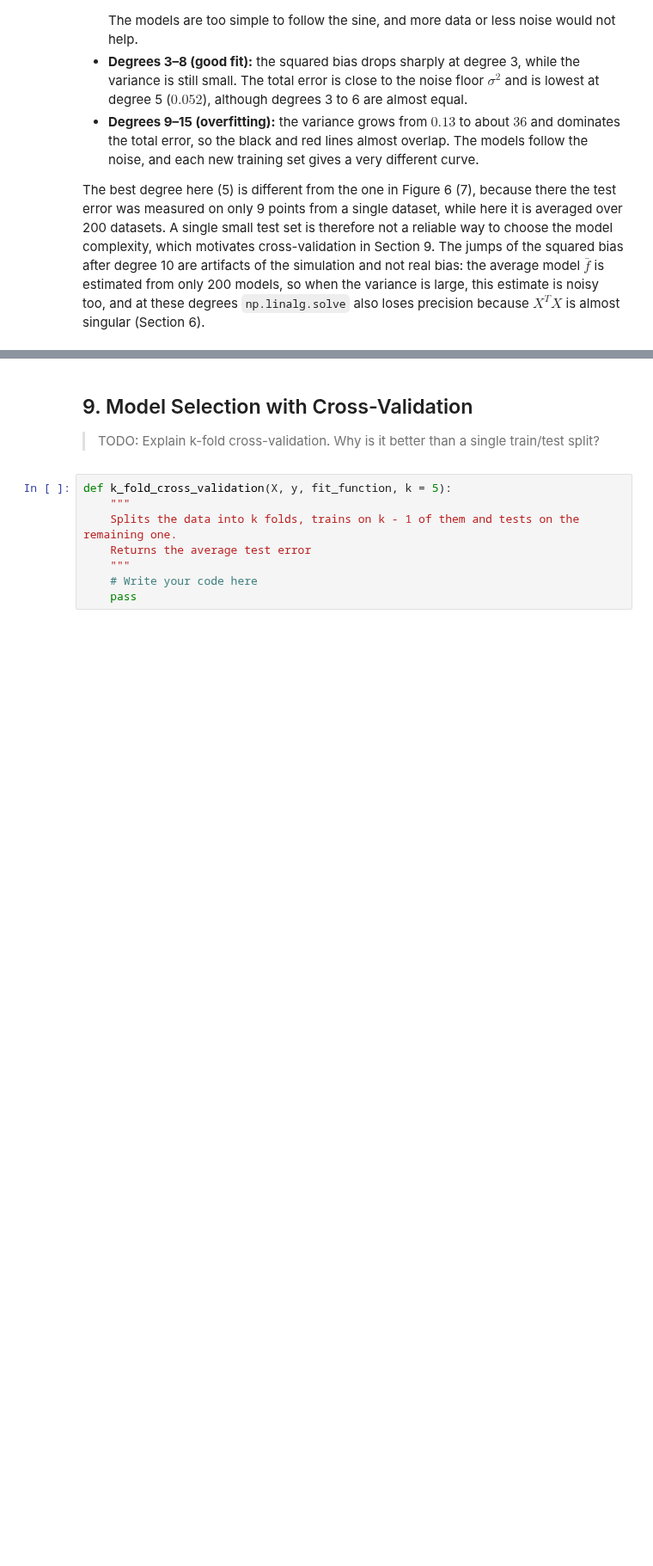
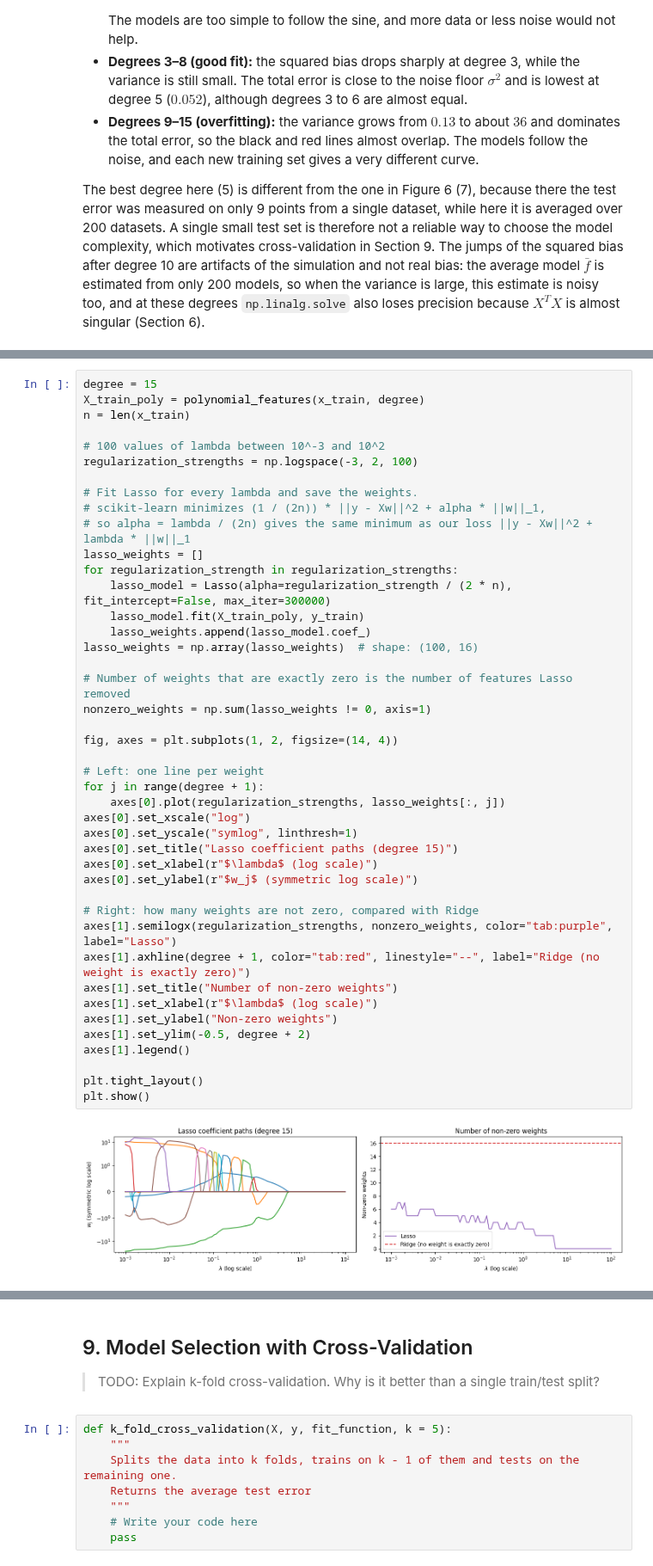
Before and after one commit to eleonorakuteva/overfitting-and-regularization, a Jupyter notebook: main.ipynb, the cells around one changed output, grey strips where cells are left out. Shown at 86% size. Saved outputs shown, nothing was run; the diff lists cells and outputs as text; blank space fills up the shorter version.

```diff
--- a/main.ipynb
+++ b/main.ipynb
@@ -592,0 +719,45 @@ $$ L(\mathbf{w}) = \lVert \mathbf{y} - X\mathbf{w} \rVert^2 + \lambda \lVert \ma
+# %%
+degree = 15
+X_train_poly = polynomial_features(x_train, degree)
+n = len(x_train)
+
+# 100 values of lambda between 10^-3 and 10^2
+regularization_strengths = np.logspace(-3, 2, 100)
+
+# Fit Lasso for every lambda and save the weights.
+# scikit-learn minimizes (1 / (2n)) * ||y - Xw||^2 + alpha * ||w||_1,
+# so alpha = lambda / (2n) gives the same minimum as our loss ||y - Xw||^2 + lambda * ||w||_1
+lasso_weights = []
+for regularization_strength in regularization_strengths:
+    lasso_model = Lasso(alpha=regularization_strength / (2 * n), fit_intercept=False, max_iter=300000)
+    lasso_model.fit(X_train_poly, y_train)
+    lasso_weights.append(lasso_model.coef_)
+lasso_weights = np.array(lasso_weights)  # shape: (100, 16)
+
+# Number of weights that are exactly zero is the number of features Lasso removed
+nonzero_weights = np.sum(lasso_weights != 0, axis=1)
+
+fig, axes = plt.subplots(1, 2, figsize=(14, 4))
+
+# Left: one line per weight
+for j in range(degree + 1):
+    axes[0].plot(regularization_strengths, lasso_weights[:, j])
+axes[0].set_xscale("log")
+axes[0].set_yscale("symlog", linthresh=1)
+axes[0].set_title("Lasso coefficient paths (degree 15)")
+axes[0].set_xlabel(r"$\lambda$ (log scale)")
+axes[0].set_ylabel(r"$w_j$ (symmetric log scale)")
+
+# Right: how many weights are not zero, compared with Ridge
+axes[1].semilogx(regularization_strengths, nonzero_weights, color="tab:purple", label="Lasso")
+axes[1].axhline(degree + 1, color="tab:red", linestyle="--", label="Ridge (no weight is exactly zero)")
+axes[1].set_title("Number of non-zero weights")
+axes[1].set_xlabel(r"$\lambda$ (log scale)")
+axes[1].set_ylabel("Non-zero weights")
+axes[1].set_ylim(-0.5, degree + 2)
+axes[1].legend()
+
+plt.tight_layout()
+plt.show()
+# %% [output]
+[figure, added]
```
Also changed, not shown: parts of 16 cells of this notebook.
